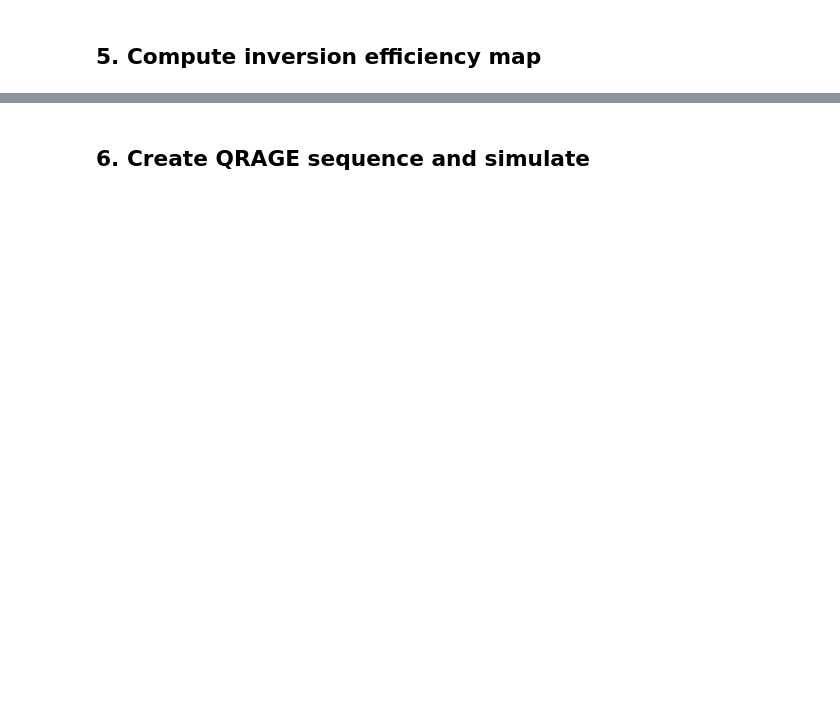
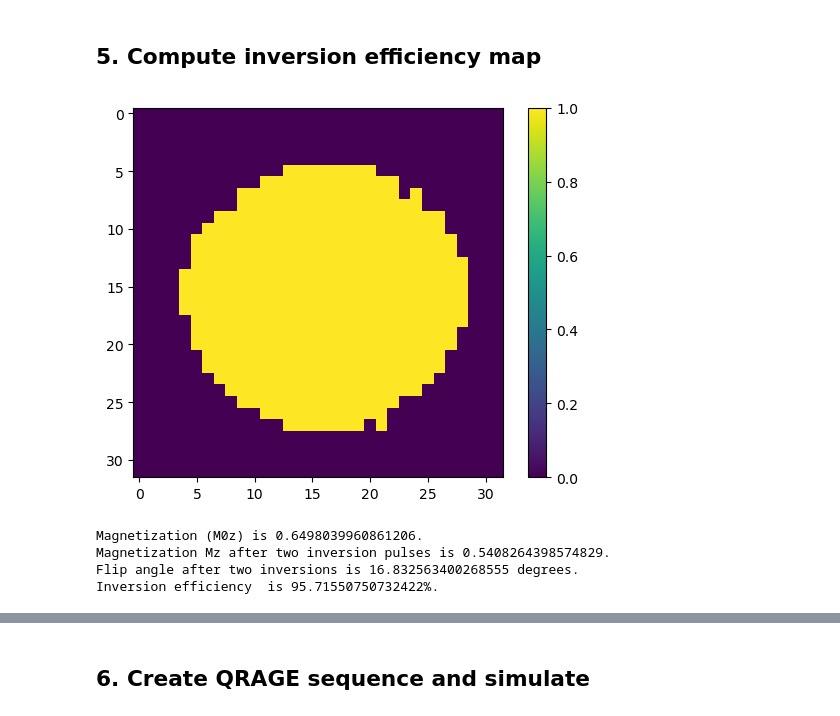
Before and after one commit to jumri-project/juart, a Jupyter notebook: notebooks/Simulate_QRAGE_pTX_with_JEMRIS.ipynb, the cells around one changed output, grey strips where cells are left out. Saved outputs shown, nothing was run; the diff lists cells and outputs as text; code cells hidden in the pictures; blank space fills up the shorter version.

```diff
--- a/notebooks/Simulate_QRAGE_pTX_with_JEMRIS.ipynb
+++ b/notebooks/Simulate_QRAGE_pTX_with_JEMRIS.ipynb
@@ -964,12 +985,14 @@ if(SimulateInversionEfficiency):
 # %% [markdown]
 ## 5. Compute inversion efficiency map
 # %%
-if(SimulateInversionEfficiency):
+if os.path.isfile('signals_ismrmrd_DI_pTX.h5') and os.path.isfile('signals_ismrmrd_noDI_pTX.h5'):
     Mask = np.abs(space_NoInv.numpy()) > 0.15 * np.max(np.abs(space_NoInv.numpy()))
     plt.imshow(Mask)
     plt.colorbar()
+# %% [output]
+[figure, added]
 # %%
-if(SimulateInversionEfficiency):
+if os.path.isfile('signals_ismrmrd_DI_pTX.h5') and os.path.isfile('signals_ismrmrd_noDI_pTX.h5'):
     MzStart = np.mean(np.abs(space_NoInv.numpy()[Mask]))
     MzEnd = np.mean(np.abs(space_DI.numpy()[Mask]))
     FAEnd = 1/2*np.rad2deg(np.arccos(MzEnd/MzStart))
@@ -979,4 +1002,9 @@ if(SimulateInversionEfficiency):
     print('Magnetization Mz after two inversion pulses is {}.'.format(MzEnd))
     print('Flip angle after two inversions is {} degrees.'.format(FAEnd))
     print('Inversion efficiency  is {}%.'.format(IE))
+# %% [output]
+Magnetization (M0z) is 0.6498039960861206.
+Magnetization Mz after two inversion pulses is 0.5408264398574829.
+Flip angle after two inversions is 16.832563400268555 degrees.
+Inversion efficiency  is 95.71550750732422%.
 # %%
```
Also changed, not shown: parts of 61 cells of this notebook, 13 other files.
